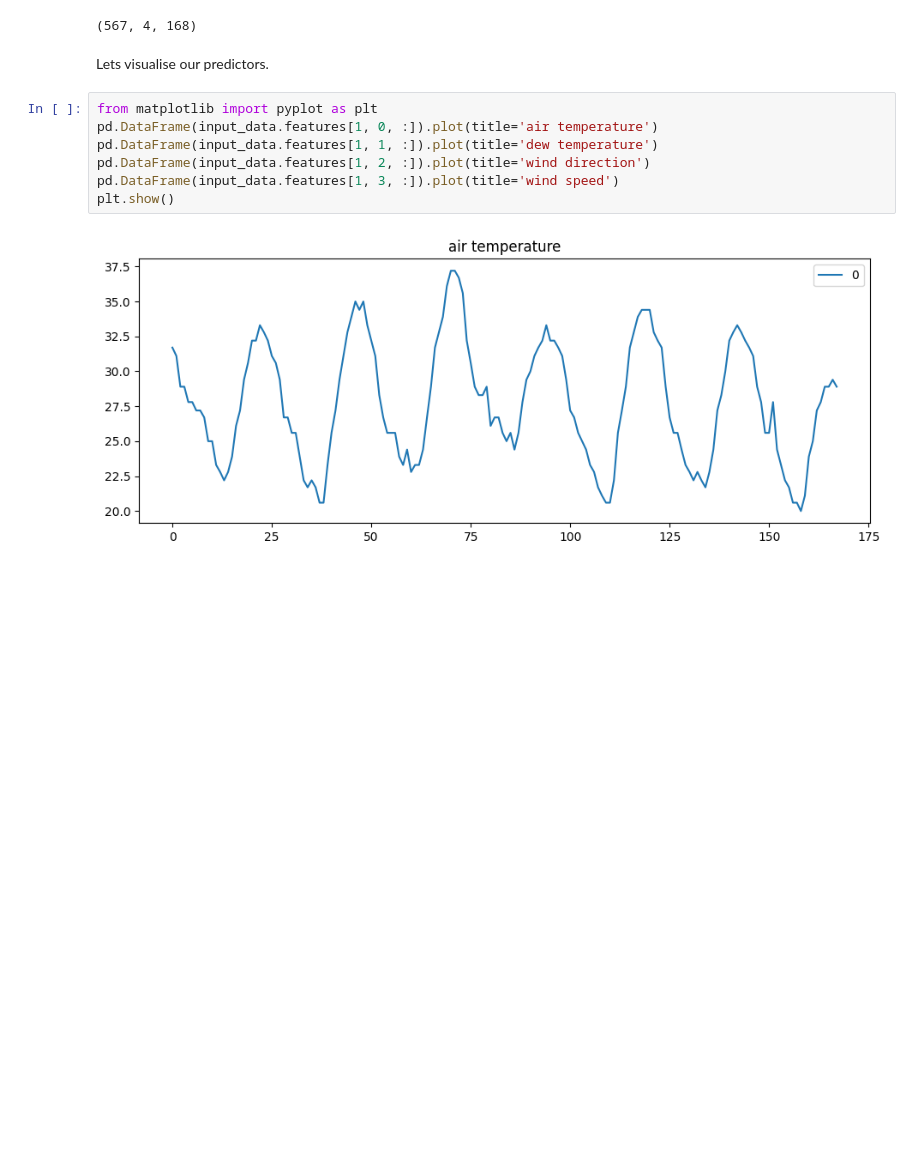
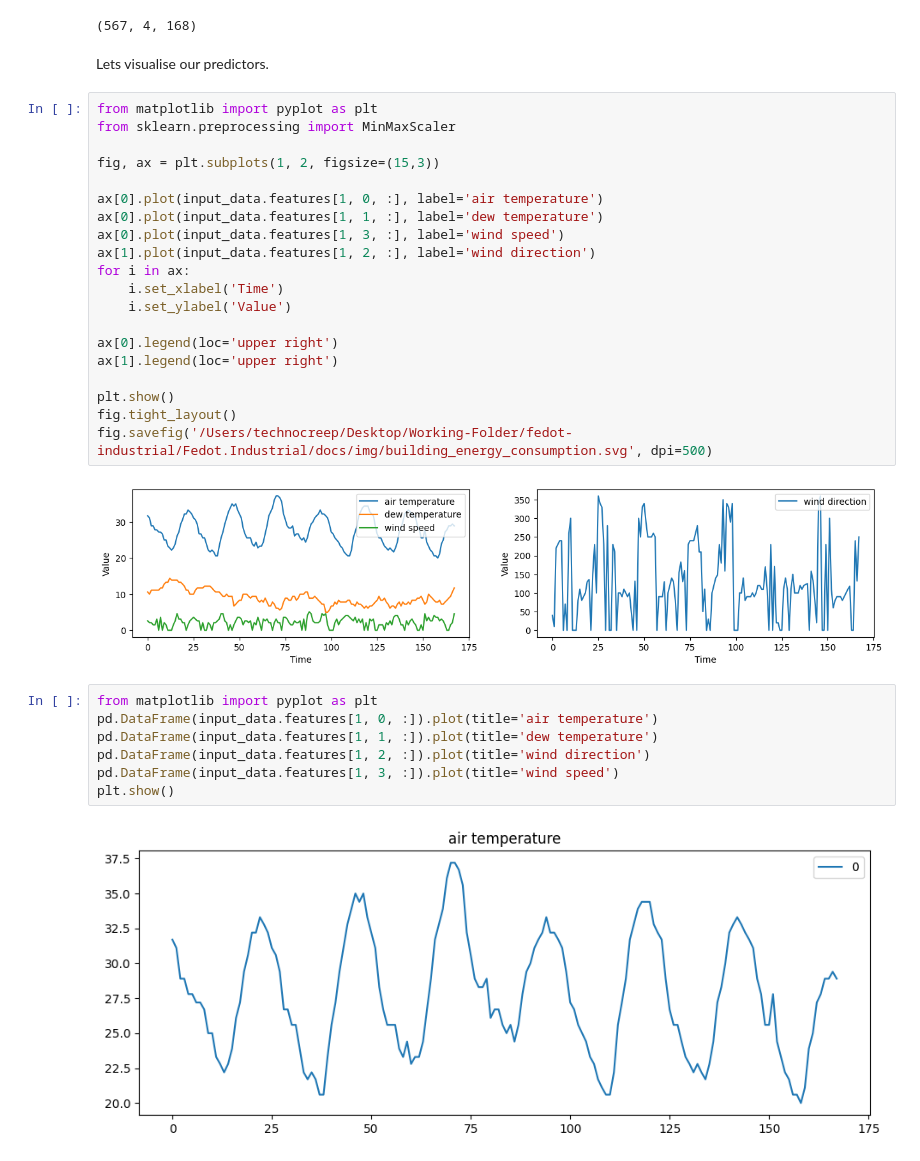
Before and after one commit to aimclub/Fedot.Industrial, a Jupyter notebook: cases/industrial_examples/energy_monitoring/building_energy_consumption.ipynb, the cells around one changed output. Drawn from its saved outputs; the diff is of its cells as text; blank space fills up the shorter version.

```diff
--- a/cases/industrial_examples/energy_monitoring/building_energy_consumption.ipynb
+++ b/cases/industrial_examples/energy_monitoring/building_energy_consumption.ipynb
@@ -91,6 +91,28 @@ input_data.features.shape
 (567, 4, 168)
 # %% [markdown]
 Lets visualise our predictors.
+# %%
+from matplotlib import pyplot as plt
+from sklearn.preprocessing import MinMaxScaler
+
+fig, ax = plt.subplots(1, 2, figsize=(15,3))
+
+ax[0].plot(input_data.features[1, 0, :], label='air temperature')
+ax[0].plot(input_data.features[1, 1, :], label='dew temperature')
+ax[0].plot(input_data.features[1, 3, :], label='wind speed')
+ax[1].plot(input_data.features[1, 2, :], label='wind direction')
+for i in ax:
+    i.set_xlabel('Time')
+    i.set_ylabel('Value')
+
+ax[0].legend(loc='upper right')
+ax[1].legend(loc='upper right')
+
+plt.show()
+fig.tight_layout()
+fig.savefig('/Users/technocreep/Desktop/Working-Folder/fedot-industrial/Fedot.Industrial/docs/img/building_energy_consumption.svg', dpi=500)
+# %% [output]
+[figure, added]
 # %%
 from matplotlib import pyplot as plt
 pd.DataFrame(input_data.features[1, 0, :]).plot(title='air temperature')
```
Also changed, not shown: parts of 1 cell of this notebook, 2 other files.
